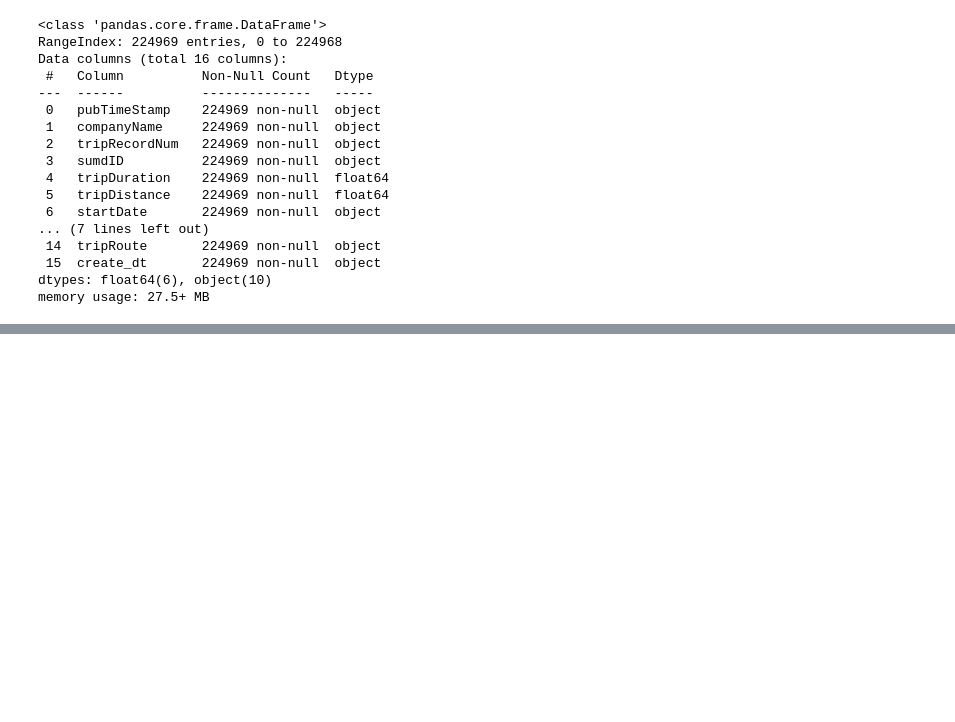
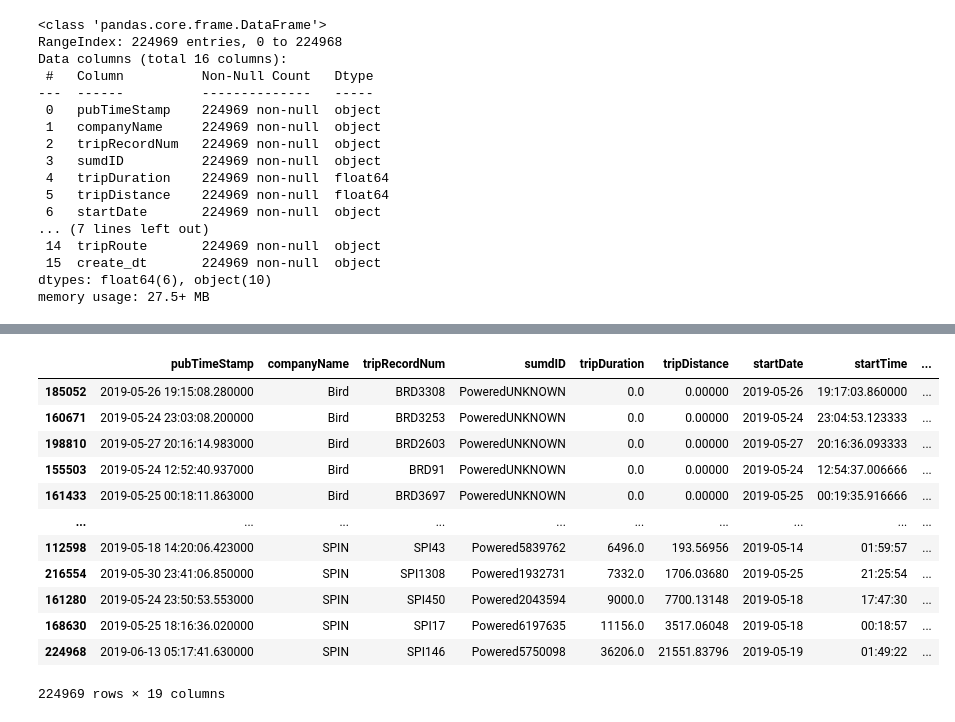
Before and after one commit to Rhunsilval/nashville_scooters_python, a Jupyter notebook: notebooks/6_trip_data.ipynb, the cells around one changed output, grey strips where cells are left out. Drawn from its saved outputs; the diff is of its cells as text; code cells hidden in the pictures; blank space fills up the shorter version.

```diff
--- a/notebooks/6_trip_data.ipynb
+++ b/notebooks/6_trip_data.ipynb
@@ -42,9 +42,3 @@ Data columns (total 16 columns):
  15  create_dt       224969 non-null  object
 dtypes: float64(6), object(10)
 memory usage: 27.5+ MB
-# %%
-may_trip['startpoint'] = may_trip['startLatitude'] + may_trip['startLongitude']
-may_trip['startpoint'] = may_trip.apply(lambda x: Point((x.startLatitude,
-                                                         x.startLongitude)),
-                                        axis=1)
-print(may_trip.head())
@@ -68,0 +45,4 @@ print(may_trip.head())
+# %%
+may_trip.endTime = pd.to_datetime(may_trip.endTime)
+may_trip.endTime = may_trip.endTime.dt.time
+print(may_trip.head())
@@ -68,0 +67,9 @@ print(may_trip.head())
+# %%
+import datetime
+
+may_trip.startDate = pd.to_datetime(may_trip.startDate, format="%Y/%m/%d")
+may_trip.endDate = pd.to_datetime(may_trip.endDate, format="%Y/%m/%d")
+
+may_trip['start'] = may_trip.apply(lambda r : pd.datetime.combine(r['startDate'],r['startTime']),1)
+may_trip['end'] = may_trip.apply(lambda r : pd.datetime.combine(r['endDate'],r['endTime']),1)
+may_trip['totaltime'] = may_trip['end'] - may_trip['start']
@@ -68,0 +96,16 @@ print(may_trip.head())
+# %%
+may_trip.sort_values(by=['totaltime'])
+# %% [output]
+|  | pubTimeStamp | companyName | tripRecordNum | sumdID | tripDuration | tripDistance | startDate | startTime | ... |
+| 185052 | 2019-05-26 19:15:08.280000 | Bird | BRD3308 | PoweredUNKNOWN | 0.0 | 0.00000 | 2019-05-26 | 19:17:03.860000 | ... |
+| 160671 | 2019-05-24 23:03:08.200000 | Bird | BRD3253 | PoweredUNKNOWN | 0.0 | 0.00000 | 2019-05-24 | 23:04:53.123333 | ... |
+| 198810 | 2019-05-27 20:16:14.983000 | Bird | BRD2603 | PoweredUNKNOWN | 0.0 | 0.00000 | 2019-05-27 | 20:16:36.093333 | ... |
+| 155503 | 2019-05-24 12:52:40.937000 | Bird | BRD91 | PoweredUNKNOWN | 0.0 | 0.00000 | 2019-05-24 | 12:54:37.006666 | ... |
+| 161433 | 2019-05-25 00:18:11.863000 | Bird | BRD3697 | PoweredUNKNOWN | 0.0 | 0.00000 | 2019-05-25 | 00:19:35.916666 | ... |
+| ... | ... | ... | ... | ... | ... | ... | ... | ... | ... |
+| 112598 | 2019-05-18 14:20:06.423000 | SPIN | SPI43 | Powered5839762 | 6496.0 | 193.56956 | 2019-05-14 | 01:59:57 | ... |
+| 216554 | 2019-05-30 23:41:06.850000 | SPIN | SPI1308 | Powered1932731 | 7332.0 | 1706.03680 | 2019-05-25 | 21:25:54 | ... |
+| 161280 | 2019-05-24 23:50:53.553000 | SPIN | SPI450 | Powered2043594 | 9000.0 | 7700.13148 | 2019-05-18 | 17:47:30 | ... |
+| 168630 | 2019-05-25 18:16:36.020000 | SPIN | SPI17 | Powered6197635 | 11156.0 | 3517.06048 | 2019-05-18 | 00:18:57 | ... |
+| 224968 | 2019-06-13 05:17:41.630000 | SPIN | SPI146 | Powered5750098 | 36206.0 | 21551.83796 | 2019-05-19 | 01:49:22 | ... |
+224969 rows × 19 columns
```
Also changed, not shown: parts of 23 cells of this notebook.
